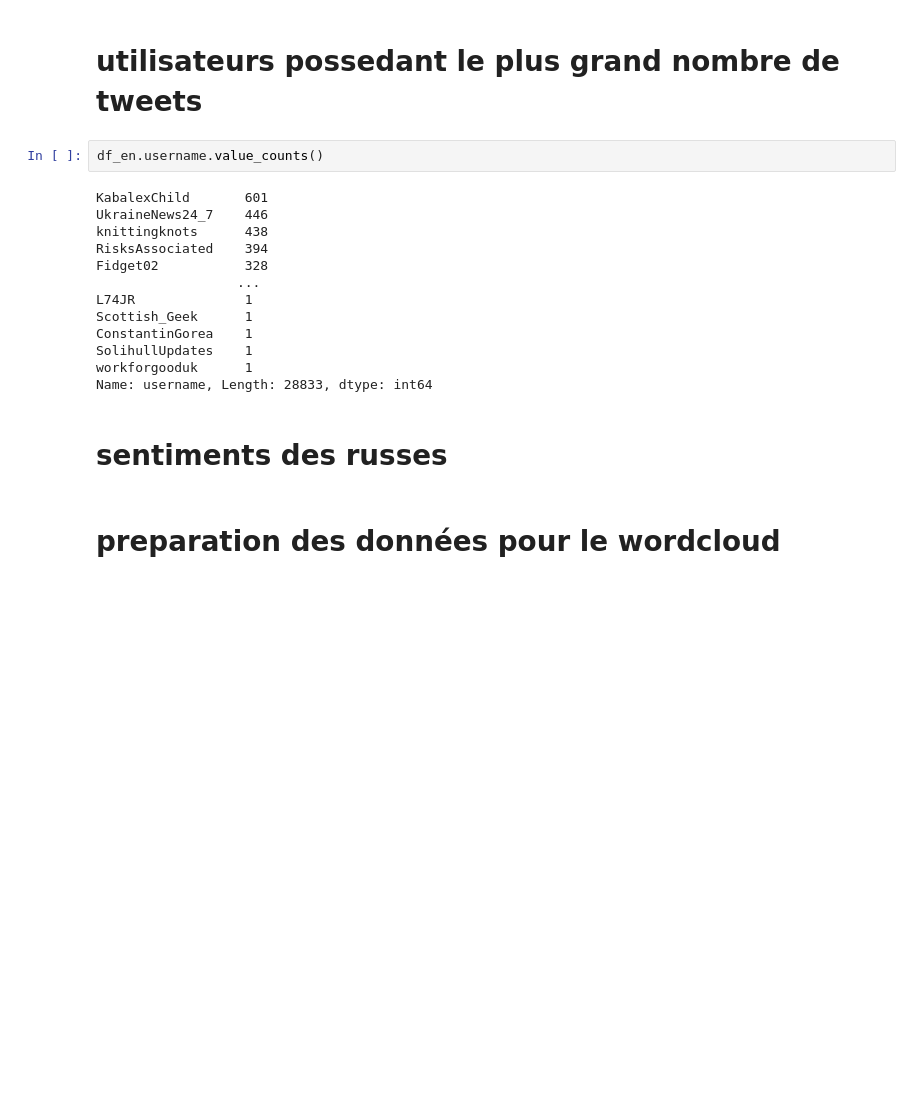
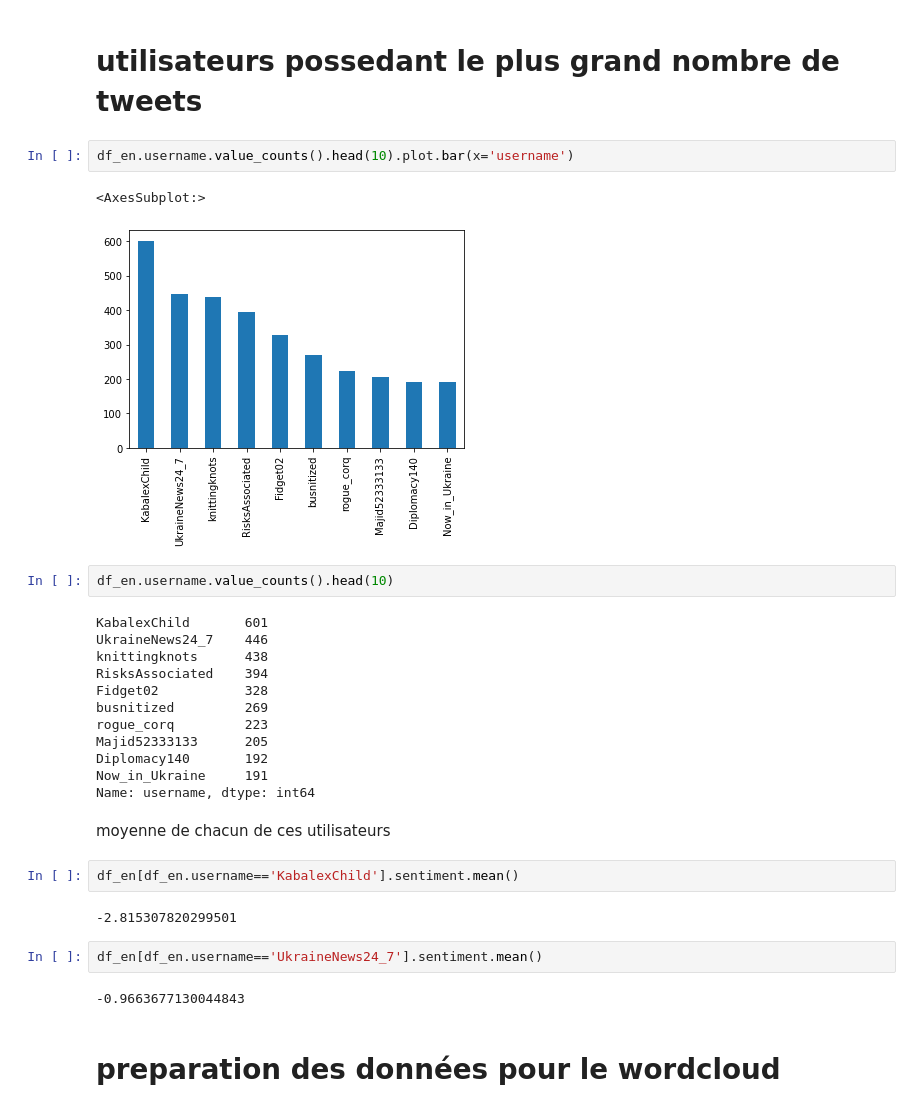
Before and after one commit to Amenay-khl/Osint, a Jupyter notebook: Osint_Uk2.ipynb, the cells around one changed output. Saved outputs shown, nothing was run; the diff lists cells and outputs as text; blank space fills up the shorter version.

```diff
--- a/Osint_Uk2.ipynb
+++ b/Osint_Uk2.ipynb
@@ -473,23 +502,35 @@ sorted_tweets_favourites.head(10)
 10 rows × 40 columns
 # %% [markdown]
 # utilisateurs possedant le plus grand nombre de tweets
+# %%
+df_en.username.value_counts().head(10).plot.bar(x='username')
+# %% [output]
+<AxesSubplot:>
+[figure, added]
 # %%
-df_en.username.value_counts()
+df_en.username.value_counts().head(10)
 # %% [output]
 KabalexChild       601
 UkraineNews24_7    446
 knittingknots      438
 RisksAssociated    394
 Fidget02           328
-                  ...
-L74JR              1
-Scottish_Geek      1
-ConstantinGorea    1
-SolihullUpdates    1
-workforgooduk      1
-Name: username, Length: 28833, dtype: int64
+busnitized         269
+rogue_corq         223
+Majid52333133      205
+Diplomacy140       192
+Now_in_Ukraine     191
+Name: username, dtype: int64
-# %% [markdown]
-# sentiments des russes
+# %% [markdown]
+moyenne de chacun de ces utilisateurs
+# %%
+df_en[df_en.username=='KabalexChild'].sentiment.mean()
+# %% [output]
+-2.815307820299501
+# %%
+df_en[df_en.username=='UkraineNews24_7'].sentiment.mean()
+# %% [output]
+-0.9663677130044843
 # %% [markdown]
 # preparation des données pour le wordcloud
 # %%
```
Also changed, not shown: parts of 40 cells of this notebook.
